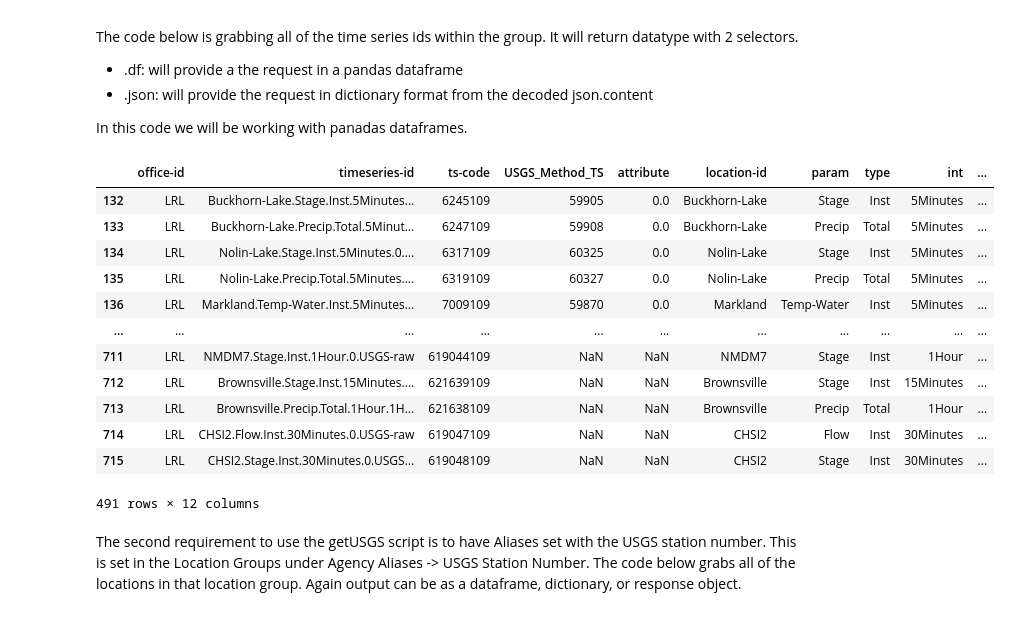
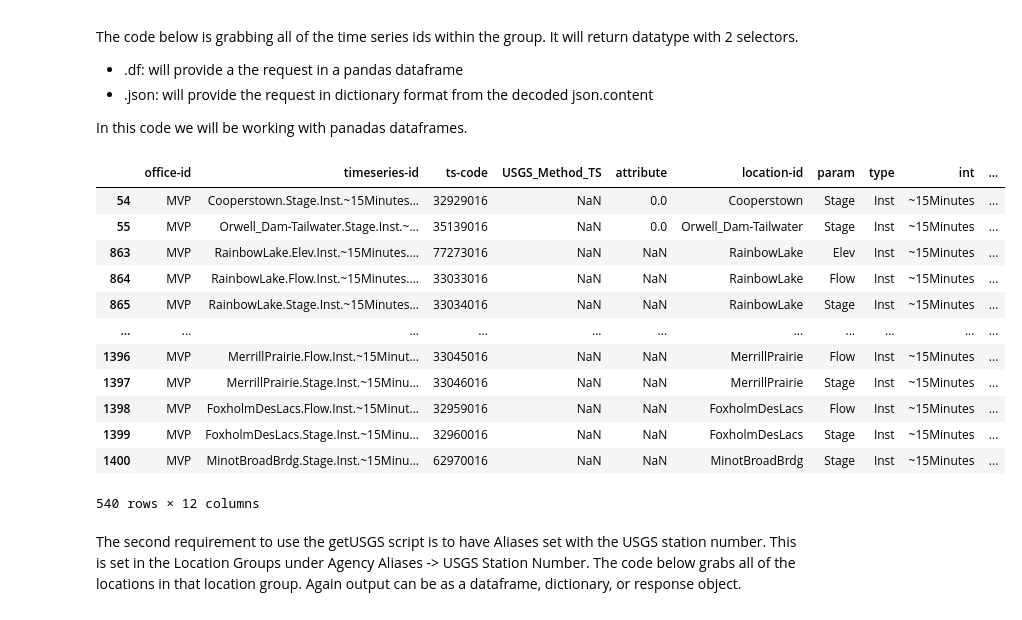
Before and after one commit to HydrologicEngineeringCenter/CWMS-data-acquisition-python, a Jupyter notebook: src/getUSGS/getUSGS_CDA.ipynb, the cells around one changed output. Saved outputs shown, nothing was run; the diff lists cells and outputs as text; code cells hidden in the pictures.

```diff
--- a/src/getUSGS/getUSGS_CDA.ipynb
+++ b/src/getUSGS/getUSGS_CDA.ipynb
@@ -63,32 +62,32 @@ if 'attribute' not in df.columns: df['attribute'] = np.nan
 df = df.rename(columns = {'alias-id': 'USGS_Method_TS'})
 # %%
 #grab subset from a specific office
-df = df[df['office-id']=='LRL']
+df = df[df['office-id']=='MVP']
 
 # grab a specific location
 
 #df = df[df['location-id']=='TMMT']
 
 # grab a subset of timeseries
 
 #timeseries = ['BowlingGreenIN.Stage.Inst.15Minutes.0.USGS-raw',
 #              'BowlingGreenIN.Flow.Inst.15Minutes.0.USGS-raw']
 #df = df[df['timeseries-id'].isin(timeseries)]
 df
 # %% [output]
 |  | office-id | timeseries-id | ts-code | USGS_Method_TS | attribute | location-id | param | type | int | ... |
-| 132 | LRL | Buckhorn-Lake.Stage.Inst.5Minutes... | 6245109 | 59905 | 0.0 | Buckhorn-Lake | Stage | Inst | 5Minutes | ... |
-| 133 | LRL | Buckhorn-Lake.Precip.Total.5Minut... | 6247109 | 59908 | 0.0 | Buckhorn-Lake | Precip | Total | 5Minutes | ... |
-| 134 | LRL | Nolin-Lake.Stage.Inst.5Minutes.0.... | 6317109 | 60325 | 0.0 | Nolin-Lake | Stage | Inst | 5Minutes | ... |
-| 135 | LRL | Nolin-Lake.Precip.Total.5Minutes.... | 6319109 | 60327 | 0.0 | Nolin-Lake | Precip | Total | 5Minutes | ... |
-| 136 | LRL | Markland.Temp-Water.Inst.5Minutes... | 7009109 | 59870 | 0.0 | Markland | Temp-Water | Inst | 5Minutes | ... |
+| 54 | MVP | Cooperstown.Stage.Inst.~15Minutes... | 32929016 | NaN | 0.0 | Cooperstown | Stage | Inst | ~15Minutes | ... |
+| 55 | MVP | Orwell_Dam-Tailwater.Stage.Inst.~... | 35139016 | NaN | 0.0 | Orwell_Dam-Tailwater | Stage | Inst | ~15Minutes | ... |
+| 863 | MVP | RainbowLake.Elev.Inst.~15Minutes.... | 77273016 | NaN | NaN | RainbowLake | Elev | Inst | ~15Minutes | ... |
+| 864 | MVP | RainbowLake.Flow.Inst.~15Minutes.... | 33033016 | NaN | NaN | RainbowLake | Flow | Inst | ~15Minutes | ... |
+| 865 | MVP | RainbowLake.Stage.Inst.~15Minutes... | 33034016 | NaN | NaN | RainbowLake | Stage | Inst | ~15Minutes | ... |
 | ... | ... | ... | ... | ... | ... | ... | ... | ... | ... | ... |
-| 711 | LRL | NMDM7.Stage.Inst.1Hour.0.USGS-raw | 619044109 | NaN | NaN | NMDM7 | Stage | Inst | 1Hour | ... |
-| 712 | LRL | Brownsville.Stage.Inst.15Minutes.... | 621639109 | NaN | NaN | Brownsville | Stage | Inst | 15Minutes | ... |
-| 713 | LRL | Brownsville.Precip.Total.1Hour.1H... | 621638109 | NaN | NaN | Brownsville | Precip | Total | 1Hour | ... |
-| 714 | LRL | CHSI2.Flow.Inst.30Minutes.0.USGS-raw | 619047109 | NaN | NaN | CHSI2 | Flow | Inst | 30Minutes | ... |
-| 715 | LRL | CHSI2.Stage.Inst.30Minutes.0.USGS... | 619048109 | NaN | NaN | CHSI2 | Stage | Inst | 30Minutes | ... |
+| 1396 | MVP | MerrillPrairie.Flow.Inst.~15Minut... | 33045016 | NaN | NaN | MerrillPrairie | Flow | Inst | ~15Minutes | ... |
+| 1397 | MVP | MerrillPrairie.Stage.Inst.~15Minu... | 33046016 | NaN | NaN | MerrillPrairie | Stage | Inst | ~15Minutes | ... |
+| 1398 | MVP | FoxholmDesLacs.Flow.Inst.~15Minut... | 32959016 | NaN | NaN | FoxholmDesLacs | Flow | Inst | ~15Minutes | ... |
+| 1399 | MVP | FoxholmDesLacs.Stage.Inst.~15Minu... | 32960016 | NaN | NaN | FoxholmDesLacs | Stage | Inst | ~15Minutes | ... |
+| 1400 | MVP | MinotBroadBrdg.Stage.Inst.~15Minu... | 62970016 | NaN | NaN | MinotBroadBrdg | Stage | Inst | ~15Minutes | ... |
-491 rows × 12 columns
+540 rows × 12 columns
 # %% [markdown]
 The second requirement to use the getUSGS script is to have Aliases set with the USGS station number.  This is set in the Location Groups under Agency Aliases -> USGS Station Number.  The code below grabs all of the locations in that location group.  Again output can be as a dataframe, dictionary, or response object.
 
```
Also changed, not shown: parts of 14 cells of this notebook, 2 other files.
